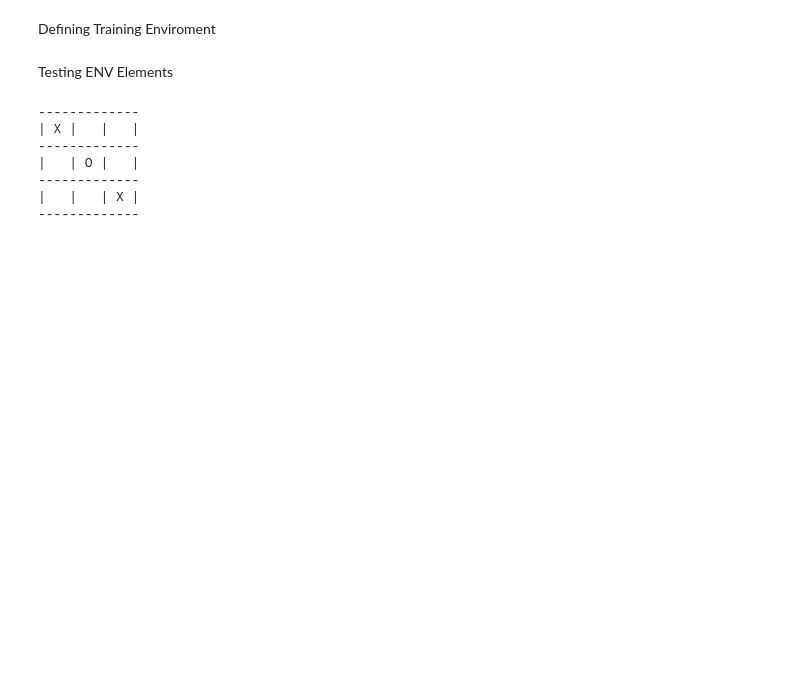
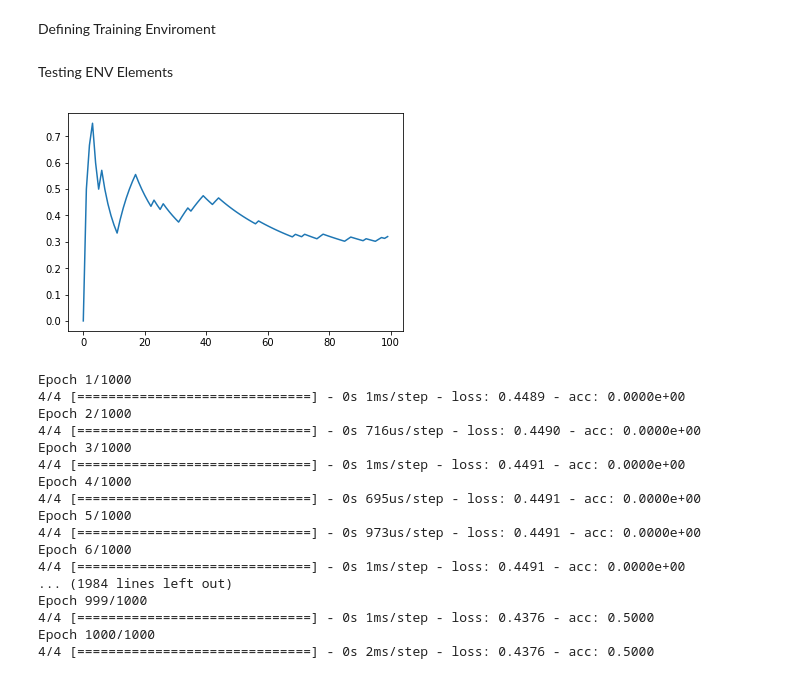
Before and after one commit to Gregory-Eales/RL-TicTacToe, a Jupyter notebook: RL_TicTacToe.ipynb, the cells around one changed output. Saved outputs shown, nothing was run; the diff lists cells and outputs as text; code cells hidden in the pictures; blank space fills up the shorter version.

```diff
--- a/RL_TicTacToe.ipynb
+++ b/RL_TicTacToe.ipynb
@@ -184,25 +390,25 @@ class TrainENV(object):
     pass
 # %% [markdown]
 Testing ENV Elements
-# %%
-x = np.array([[1, 1, 0], [-1, -1, 1], [1, 1, -1]]).reshape(1, 3, 3, 1)
-y = np.array([0, 0, 1, 0, 0, 0, 0, 0, 0]).reshape(1, 9)
-
-env = TrainENV()
-env.get_dbx_account()
-
-#env.model["M1"].fit(x, y, epochs=100)
-
-
-env.board = np.array([[1, 0, 0], [0, -1, 0], [0, 0, 1]])
-
-
-env.print_board()
-# %% [output]
--------------
-| X |   |   |
--------------
-|   | O |   |
--------------
-|   |   | X |
--------------
+# %%
+env = TrainENV()
+env.ai_train_ai(epochs = 100)
+# %% [output]
+[figure, added]
+Epoch 1/1000
+4/4 [==============================] - 0s 1ms/step - loss: 0.4489 - acc: 0.0000e+00
+Epoch 2/1000
+4/4 [==============================] - 0s 716us/step - loss: 0.4490 - acc: 0.0000e+00
+Epoch 3/1000
+4/4 [==============================] - 0s 1ms/step - loss: 0.4491 - acc: 0.0000e+00
+Epoch 4/1000
+4/4 [==============================] - 0s 695us/step - loss: 0.4491 - acc: 0.0000e+00
+Epoch 5/1000
+4/4 [==============================] - 0s 973us/step - loss: 0.4491 - acc: 0.0000e+00
+Epoch 6/1000
+4/4 [==============================] - 0s 1ms/step - loss: 0.4491 - acc: 0.0000e+00
+... (1984 lines left out)
+Epoch 999/1000
+4/4 [==============================] - 0s 1ms/step - loss: 0.4376 - acc: 0.5000
+Epoch 1000/1000
+4/4 [==============================] - 0s 2ms/step - loss: 0.4376 - acc: 0.5000
```
Also changed, not shown: parts of 6 cells of this notebook.
